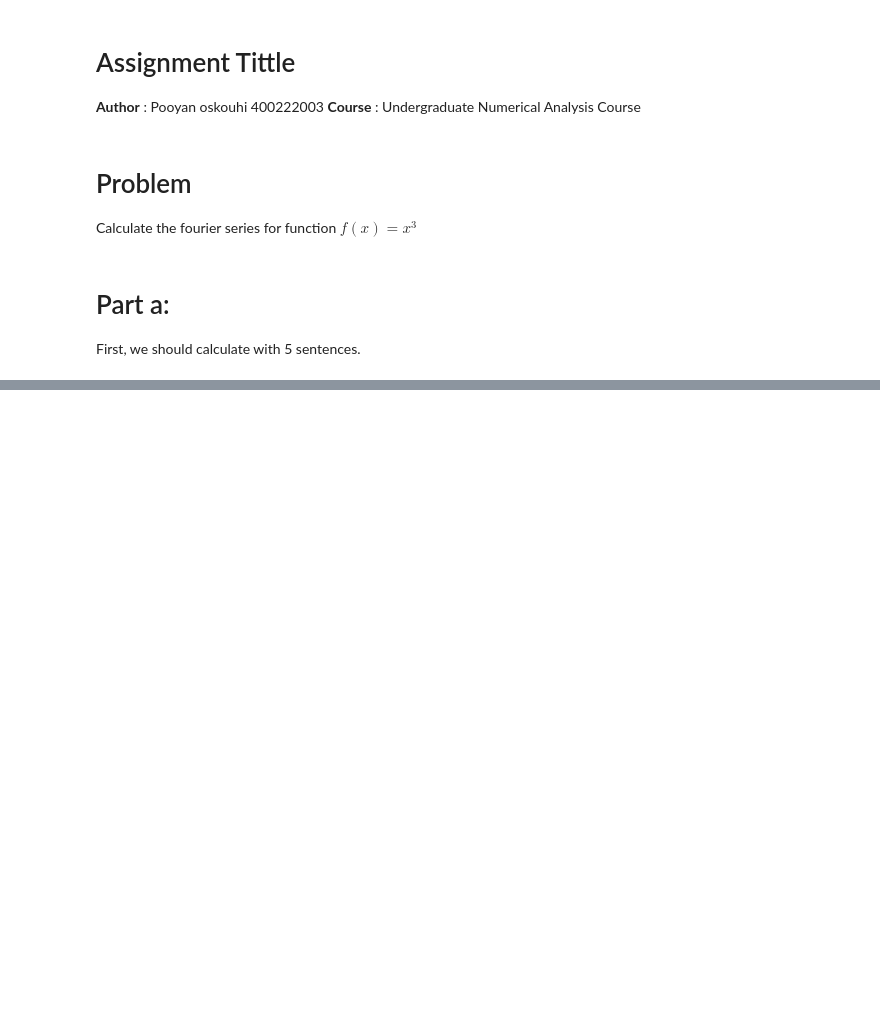
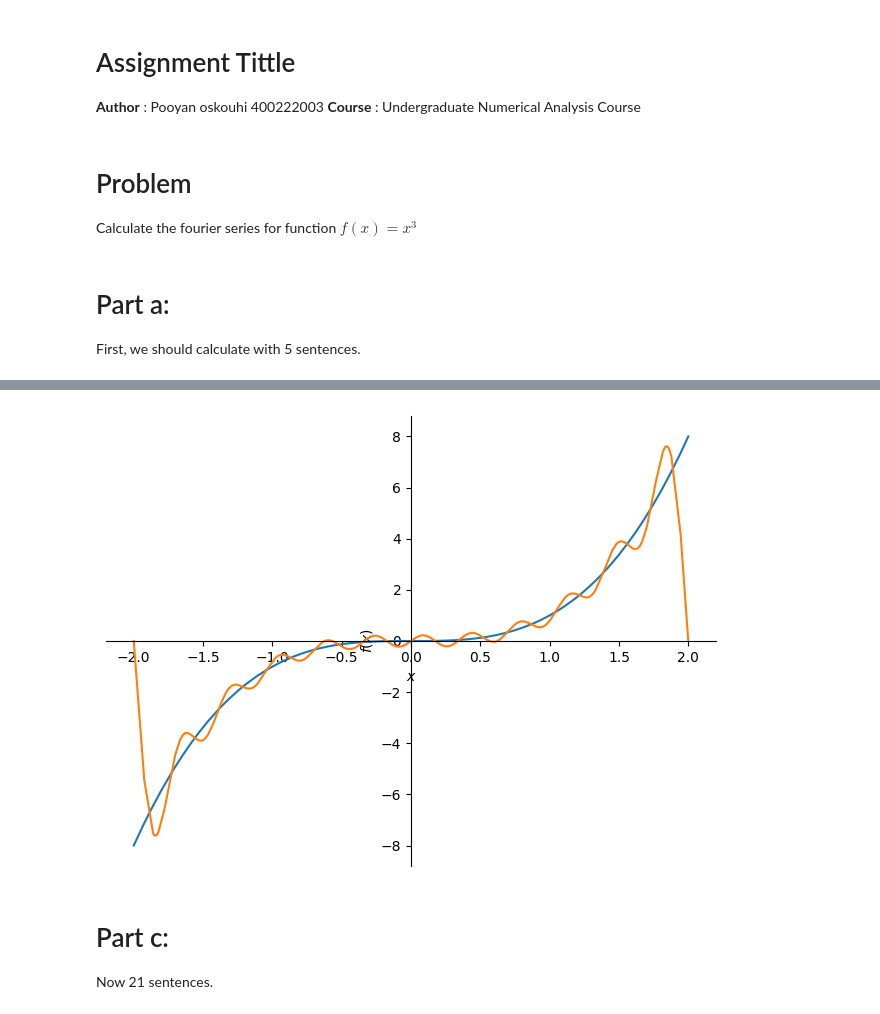
Before and after one commit to pooyanosk1382/numericalAnalysis, a Jupyter notebook: Fourier.ipynb, the cells around one changed output, grey strips where cells are left out. Drawn from its saved outputs; the diff is of its cells as text; code cells hidden in the pictures; blank space fills up the shorter version.

```diff
--- a/Fourier.ipynb
+++ b/Fourier.ipynb
@@ -33,0 +32,4 @@ ValueError: x and y must have same first dimension, but have shapes (50,) and (1
+# %%
+x = symbols('x')
+s = fourier_series(x**3, (x, -2, 2)).truncate(11)
+s
@@ -33,0 +38,11 @@ ValueError: x and y must have same first dimension, but have shapes (50,) and (1
+# %%
+f = x**3
+s = fourier_series(f, (x, -2, 2))
+s1 = s.truncate(11)
+p = plot(f, s1, (x, -2, 2), show=False, legend=False)
+p.show()
+# %% [output]
+[figure, added]
+# %% [markdown]
+# Part c:
+Now 21 sentences.
```
Also changed, not shown: parts of 11 cells of this notebook.
